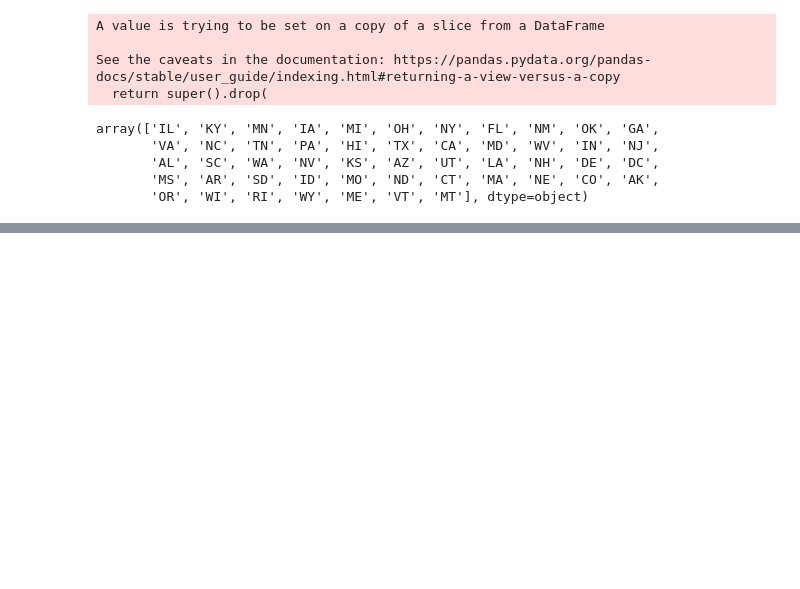
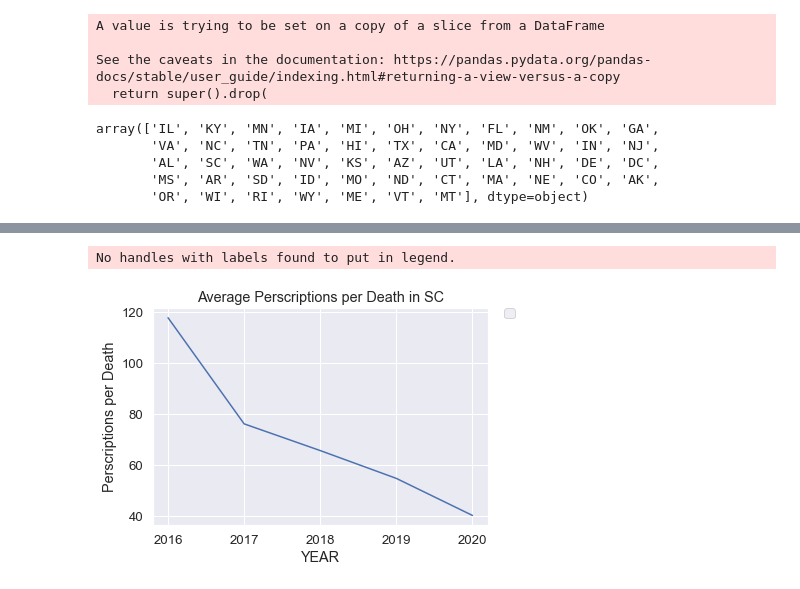
Before and after one commit to Dphills741/Da7-Capstone-Template, a Jupyter notebook: Scripts/drug_utilization.ipynb, the cells around one changed output, grey strips where cells are left out. Saved outputs shown, nothing was run; the diff lists cells and outputs as text; code cells hidden in the pictures; blank space fills up the shorter version.

```diff
--- a/Scripts/drug_utilization.ipynb
+++ b/Scripts/drug_utilization.ipynb
@@ -241,2 +222,2 @@ morality_2019.nsmallest(5, 'Perscriptions per Death')
 # %%
-morality_2020.nsmallest(5, 'Perscriptions per Death')
+SC_worst_5 = top_5_worst_states[(top_5_worst_states['STATE'] == 'SC')]
@@ -249,0 +224,7 @@ morality_2020.nsmallest(5, 'Perscriptions per Death')
+# %%
+sns.lineplot(data=SC_worst_5 , x="YEAR", y="Perscriptions per Death").set(title='Average Perscriptions per Death in SC')
+plt.legend(bbox_to_anchor=(1.05, 1), loc='upper left', borderaxespad=0)
+sns.set(font_scale=1.2)
+# %% [output]
+No handles with labels found to put in legend.
+[figure, added]
```
Also changed, not shown: parts of 9 cells of this notebook.
